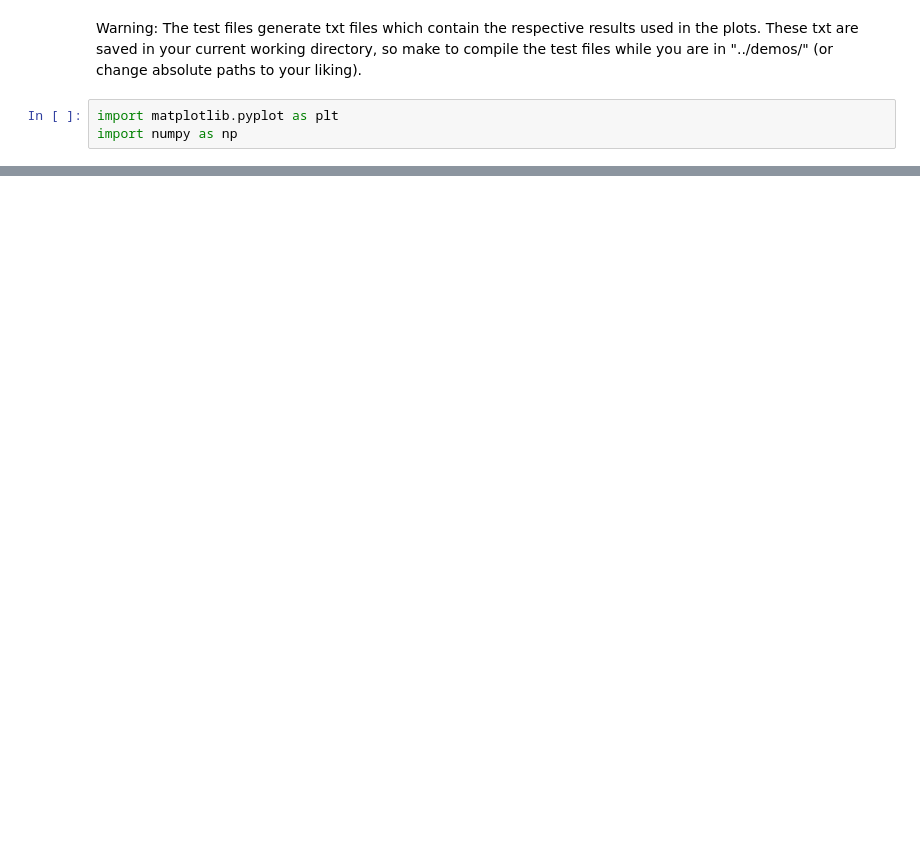
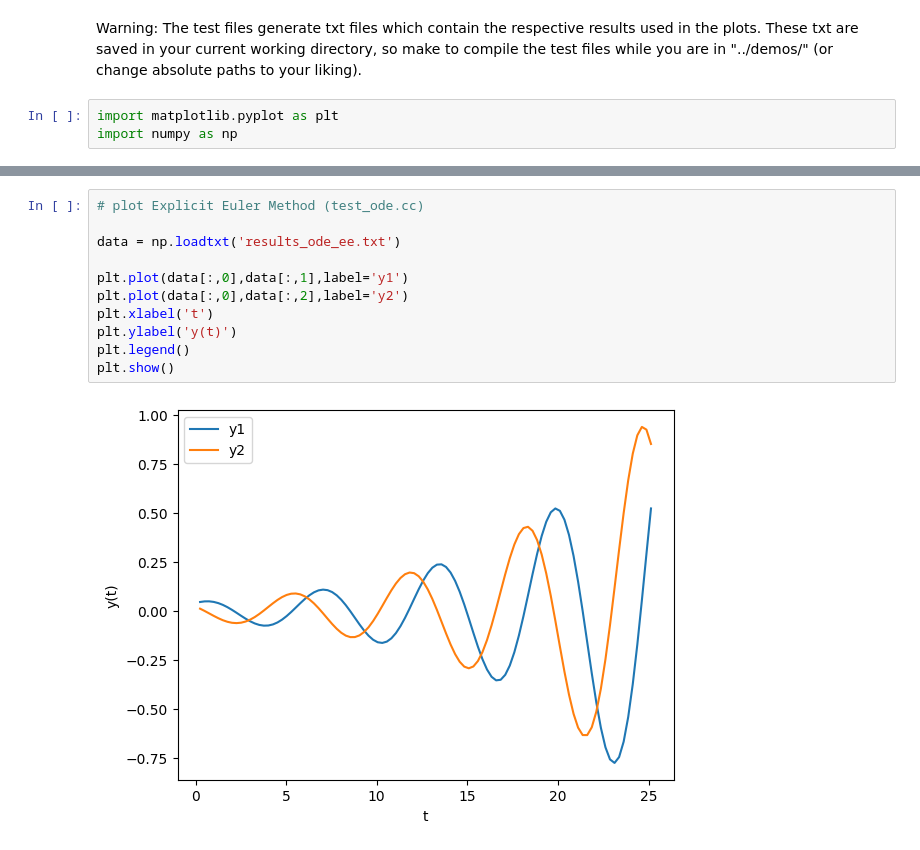
Before and after one commit to dominiktuwien/ASC-ODE_physics_group, a Jupyter notebook: demos/ODE_plot.ipynb, the cells around one changed output, grey strips where cells are left out. Saved outputs shown, nothing was run; the diff lists cells and outputs as text; blank space fills up the shorter version.

Commit message:
added explicit euler & Crank Nicolson method + plotting

```diff
--- a/demos/ODE_plot.ipynb
+++ b/demos/ODE_plot.ipynb
@@ -16,3 +16,16 @@ plt.legend()
 plt.show()
 # %% [output]
 [figure]
+# %%
+# plot Explicit Euler Method (test_ode.cc)
+
+data = np.loadtxt('results_ode_ee.txt')
+
+plt.plot(data[:,0],data[:,1],label='y1')
+plt.plot(data[:,0],data[:,2],label='y2')
+plt.xlabel('t')
+plt.ylabel('y(t)')
+plt.legend()
+plt.show()
+# %% [output]
+[figure, added]
```
Also changed, not shown: parts of 4 cells of this notebook, 6 other files.
